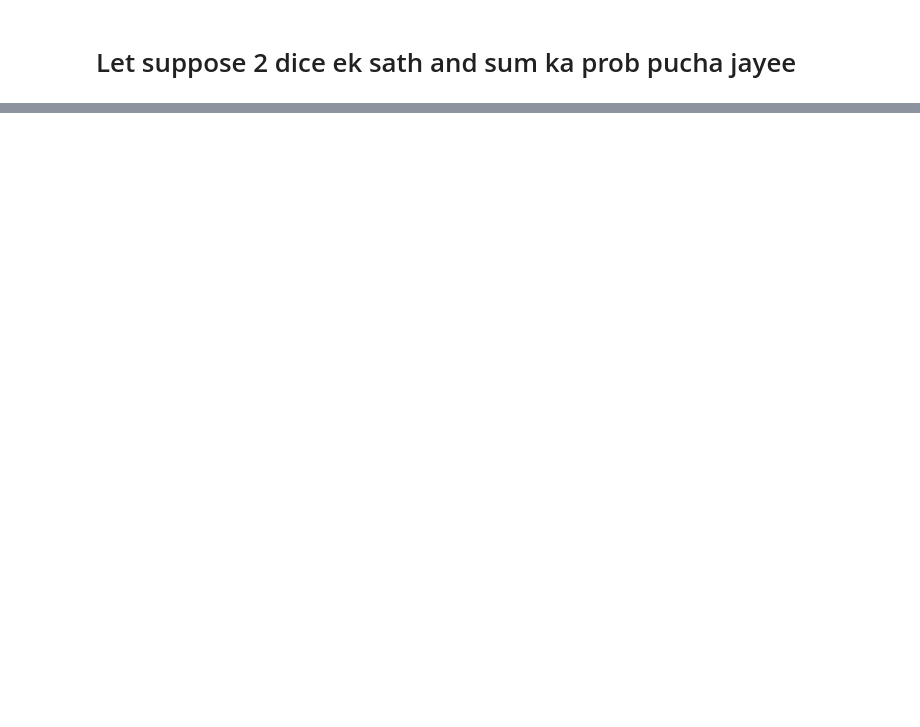
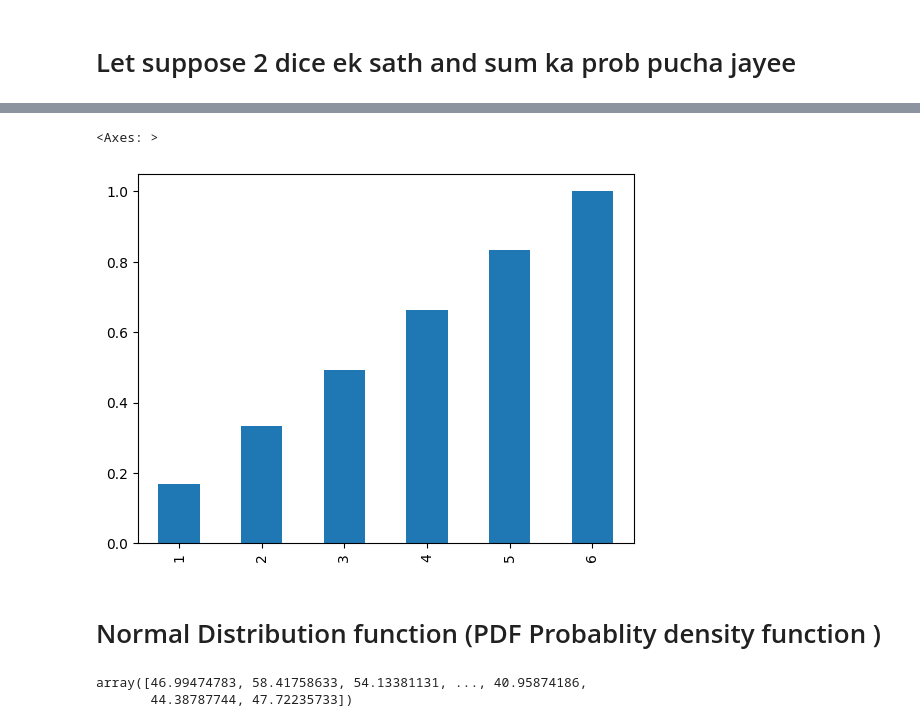
Before and after one commit to Vishalkumar800/ML-Learning, a Jupyter notebook: probability.ipynb, the cells around one changed output, grey strips where cells are left out. Cells and saved outputs as stored; diff of their text form; code cells hidden in the pictures; blank space fills up the shorter version.

```diff
--- a/probability.ipynb
+++ b/probability.ipynb
@@ -43,0 +65,12 @@ twodiceProb.plot(kind="bar")
+# %%
+# CDF
+
+d = np.cumsum(pb)
+# %%
+d.plot(kind="bar") #yeah graph CMF ka hai using PDF
+# jisme agr me 4 bolu toh uski probility of 4 aur ussse less means 1 to 4 combine aa rhi hai.
+# %% [output]
+<Axes: >
+[figure, added]
+# %% [markdown]
+# Normal Distribution function (PDF Probablity density function )
@@ -43,0 +83,5 @@ twodiceProb.plot(kind="bar")
+# %%
+sample
+# %% [output]
+array([46.99474783, 58.41758633, 54.13381131, ..., 40.95874186,
+       44.38787744, 47.72235733])
```
Also changed, not shown: parts of 15 cells of this notebook.
